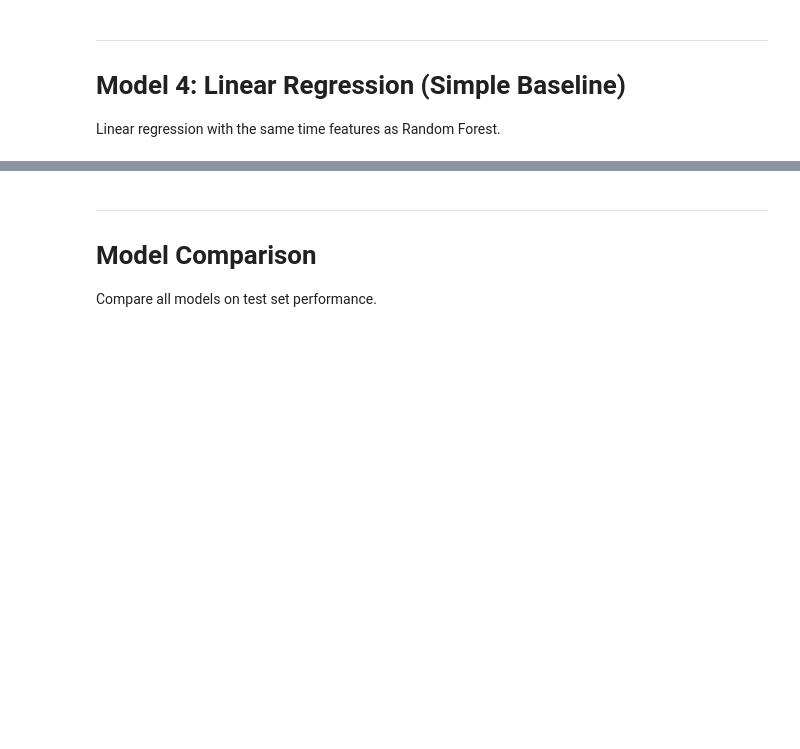
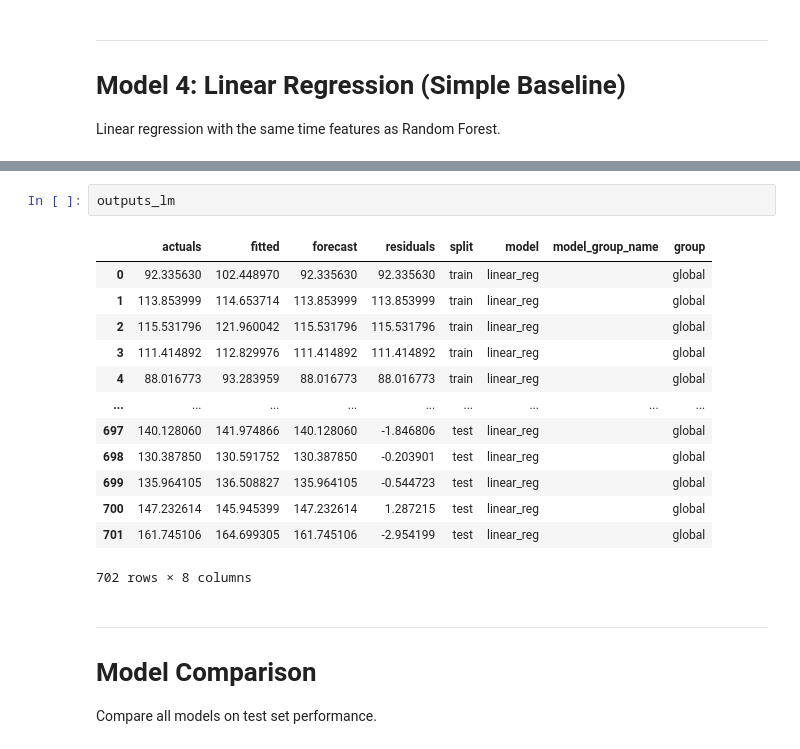
Before and after one commit to m-deane/py-tidymodels2, a Jupyter notebook: examples/05_time_series_forecasting_demo.ipynb, the cells around one changed output, grey strips where cells are left out. Cells and saved outputs as stored; diff of their text form; blank space fills up the shorter version.

```diff
--- a/examples/05_time_series_forecasting_demo.ipynb
+++ b/examples/05_time_series_forecasting_demo.ipynb
@@ -256,3 +446,19 @@ print(lm_test_metrics)
+# %%
+outputs_lm
+# %% [output]
+|  | actuals | fitted | forecast | residuals | split | model | model_group_name | group |
+| 0 | 92.335630 | 102.448970 | 92.335630 | 92.335630 | train | linear_reg |  | global |
+| 1 | 113.853999 | 114.653714 | 113.853999 | 113.853999 | train | linear_reg |  | global |
+| 2 | 115.531796 | 121.960042 | 115.531796 | 115.531796 | train | linear_reg |  | global |
+| 3 | 111.414892 | 112.829976 | 111.414892 | 111.414892 | train | linear_reg |  | global |
+| 4 | 88.016773 | 93.283959 | 88.016773 | 88.016773 | train | linear_reg |  | global |
+| ... | ... | ... | ... | ... | ... | ... | ... | ... |
+| 697 | 140.128060 | 141.974866 | 140.128060 | -1.846806 | test | linear_reg |  | global |
+| 698 | 130.387850 | 130.591752 | 130.387850 | -0.203901 | test | linear_reg |  | global |
+| 699 | 135.964105 | 136.508827 | 135.964105 | -0.544723 | test | linear_reg |  | global |
+| 700 | 147.232614 | 145.945399 | 147.232614 | 1.287215 | test | linear_reg |  | global |
+| 701 | 161.745106 | 164.699305 | 161.745106 | -2.954199 | test | linear_reg |  | global |
+702 rows × 8 columns
 # %% [markdown]
 ---
 
```
Also changed, not shown: parts of 30 cells of this notebook, 18 other files.
